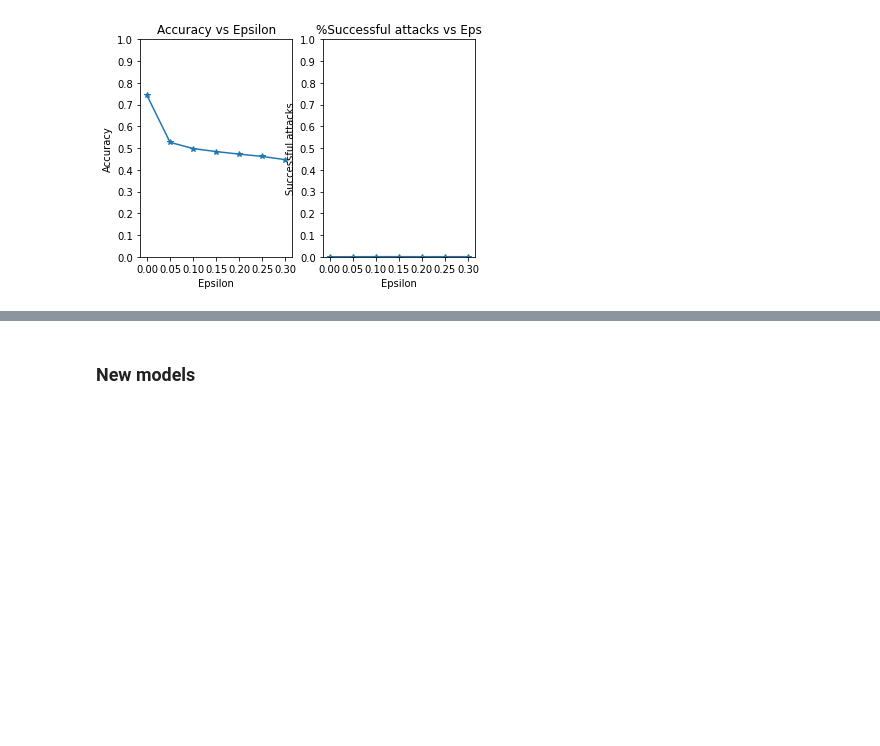
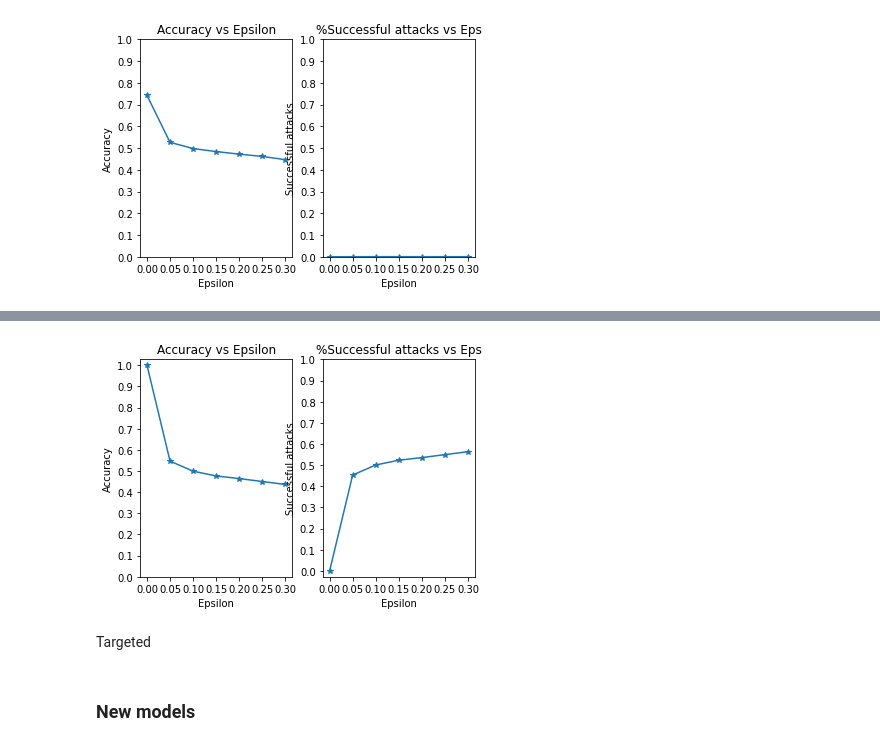
Before and after one commit to hopl1t/multimodal-transformer-rl, a Jupyter notebook: src/notebooks/imagenet_vae.ipynb, the cells around one changed output, grey strips where cells are left out. Drawn from its saved outputs; the diff is of its cells as text; code cells hidden in the pictures; blank space fills up the shorter version.

Commit message:
revised imagenet notebook

```diff
--- a/src/notebooks/imagenet_vae.ipynb
+++ b/src/notebooks/imagenet_vae.ipynb
@@ -1280,0 +1289,12 @@ _ = ax[1].set_ylabel("Successful attacks")
+# %%
+# Load the pretrained Inception V3 model
+inception_encoder = torchvision.models.inception_v3(pretrained=True)
+_ = inception_encoder.eval()
+
+# Move the model to the GPU if available
+_ = inception_encoder.to(device)
+# %%
+with open(beta_model_dict[0.1], 'rb') as f:
+    vib_classifier = pickle.load(f)
+
+hybrid_model = HybridModel(inception_encoder, vib_classifier, device)
@@ -1280,0 +1303,13 @@ _ = ax[1].set_ylabel("Successful attacks")
+# %%
+accuracies = []
+examples = []
+total_succesful_attacks_list = []
+
+# for model in [model_beta_001, model_beta_dyn]
+
+# Run test for each epsilon
+for eps in tqdm(EPSILONS):
+    acc, total_succesful_attacks, ex = run_adverserial_attacks(hybrid_model, device, val_data_loader, eps, is_image=False)#, target_label=805)
+    accuracies.append(acc)
+    total_succesful_attacks_list.append(total_succesful_attacks)
+    examples.append(ex)
@@ -1280,0 +1324,19 @@ _ = ax[1].set_ylabel("Successful attacks")
+# %%
+fig, ax = plt.subplots(1, 2)
+_ = ax[0].plot(EPSILONS, accuracies, "*-")
+_ = ax[0].set_yticks(np.arange(0, 1.1, step=0.1))
+_ = ax[0].set_xticks(np.arange(0, .35, step=0.05))
+_ = ax[0].set_title("Accuracy vs Epsilon")
+_ = ax[0].set_xlabel("Epsilon")
+_ = ax[0].set_ylabel("Accuracy")
+
+_ = ax[1].plot(EPSILONS, total_succesful_attacks_list, "*-")
+_ = ax[1].set_yticks(np.arange(0, 1.1, step=0.1))
+_ = ax[1].set_xticks(np.arange(0, .35, step=0.05))
+_ = ax[1].set_title("%Successful attacks vs Eps")
+_ = ax[1].set_xlabel("Epsilon")
+_ = ax[1].set_ylabel("Successful attacks")
+# %% [output]
+[figure, added]
+# %% [markdown]
+Targeted
```
Also changed, not shown: parts of 22 cells of this notebook.
